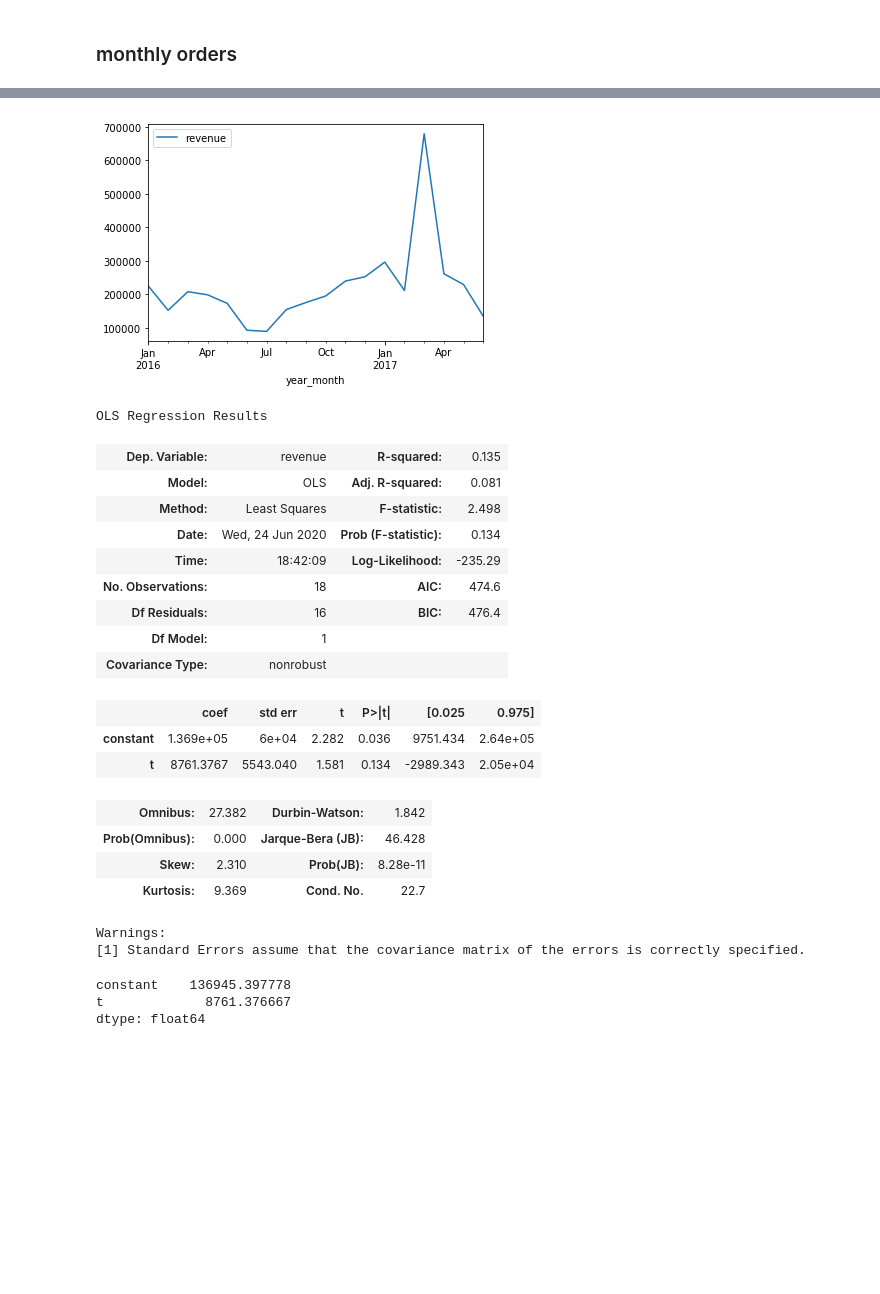
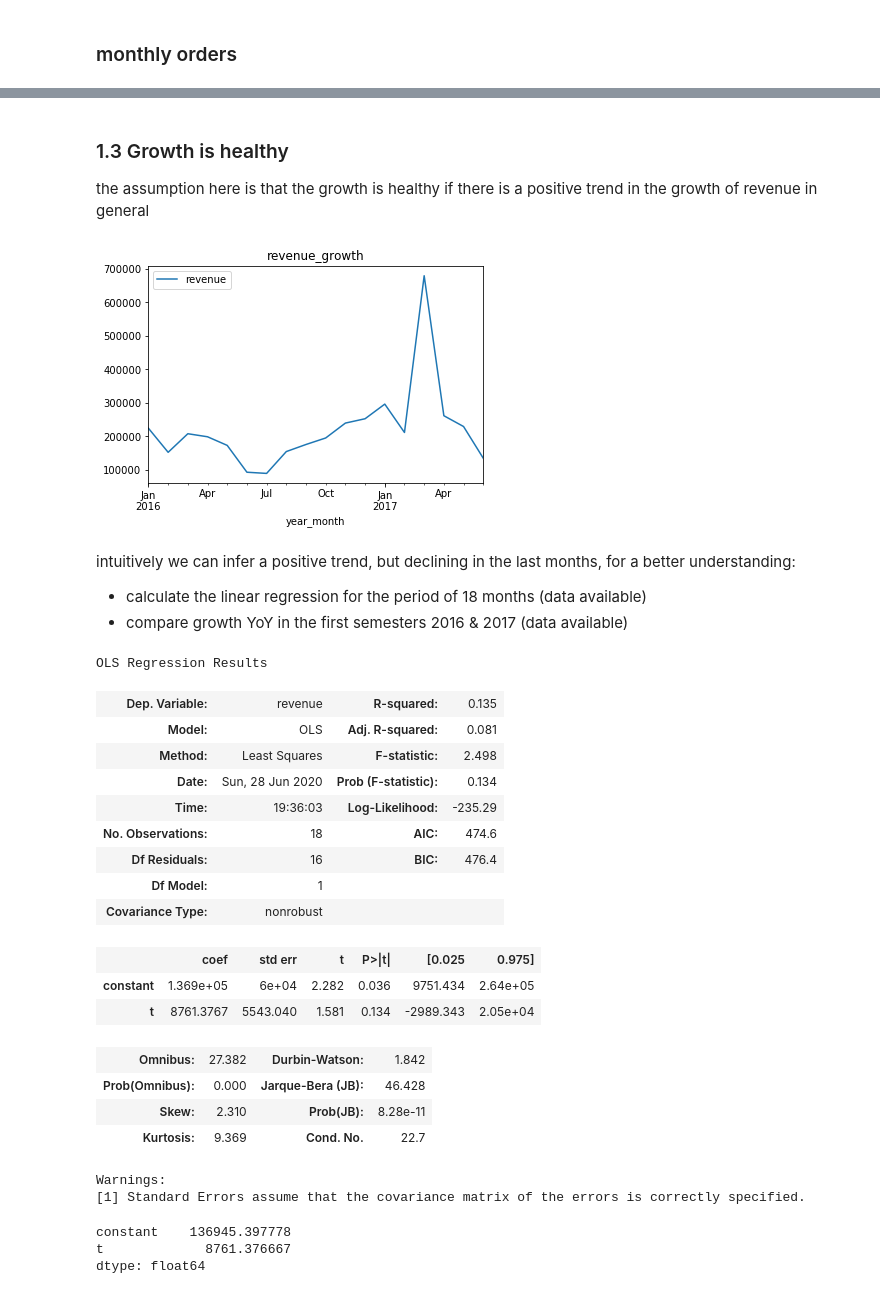
Before and after one commit to ivanlopezlobato/training, a Jupyter notebook: 10_business_cases/business_case.ipynb, the cells around one changed output, grey strips where cells are left out. Saved outputs shown, nothing was run; the diff lists cells and outputs as text; code cells hidden in the pictures; blank space fills up the shorter version.

```diff
--- a/10_business_cases/business_case.ipynb
+++ b/10_business_cases/business_case.ipynb
@@ -167,3 +162,5 @@ dtype: object
+# %%
+orders["customer_id"] = orders["customer_id"].str[:-2]
 # %%
 orders
 # %% [output]
@@ -233,2 +227,0 @@ monthly_revenue
-# %%
-monthly_revenue.set_index("year_month").plot();
@@ -282,7 +311,14 @@ monthly_revenue
+# %% [markdown]
+### 1.3 Growth is healthy
+the assumption here is that the growth is healthy if there is a positive trend in the growth of revenue in general
 # %%
-monthly_revenue.set_index("year_month").plot();
+monthly_revenue.set_index("year_month").plot().title.set_text("revenue_growth");
 # %% [output]
-[figure, old version]
+[figure, new version]
+# %% [markdown]
+intuitively we can infer a positive trend, but declining in the last months, for a better understanding:
+- calculate the linear regression for the period of 18 months (data available)
+- compare growth YoY in the first semesters 2016 & 2017 (data available)
 # %%
 # prepare data for fitted line
 
@@ -309,8 +345,8 @@ OLS Regression Results
 | Dep. Variable: | revenue | R-squared: | 0.135 |
 | Model: | OLS | Adj. R-squared: | 0.081 |
 | Method: | Least Squares | F-statistic: | 2.498 |
-| Date: | Wed, 24 Jun 2020 | Prob (F-statistic): | 0.134 |
-| Time: | 18:42:09 | Log-Likelihood: | -235.29 |
+| Date: | Sun, 28 Jun 2020 | Prob (F-statistic): | 0.134 |
+| Time: | 19:36:03 | Log-Likelihood: | -235.29 |
 | No. Observations: | 18 | AIC: | 474.6 |
 | Df Residuals: | 16 | BIC: | 476.4 |
 | Df Model: | 1 |  |  |
```
Also changed, not shown: parts of 37 cells of this notebook.
